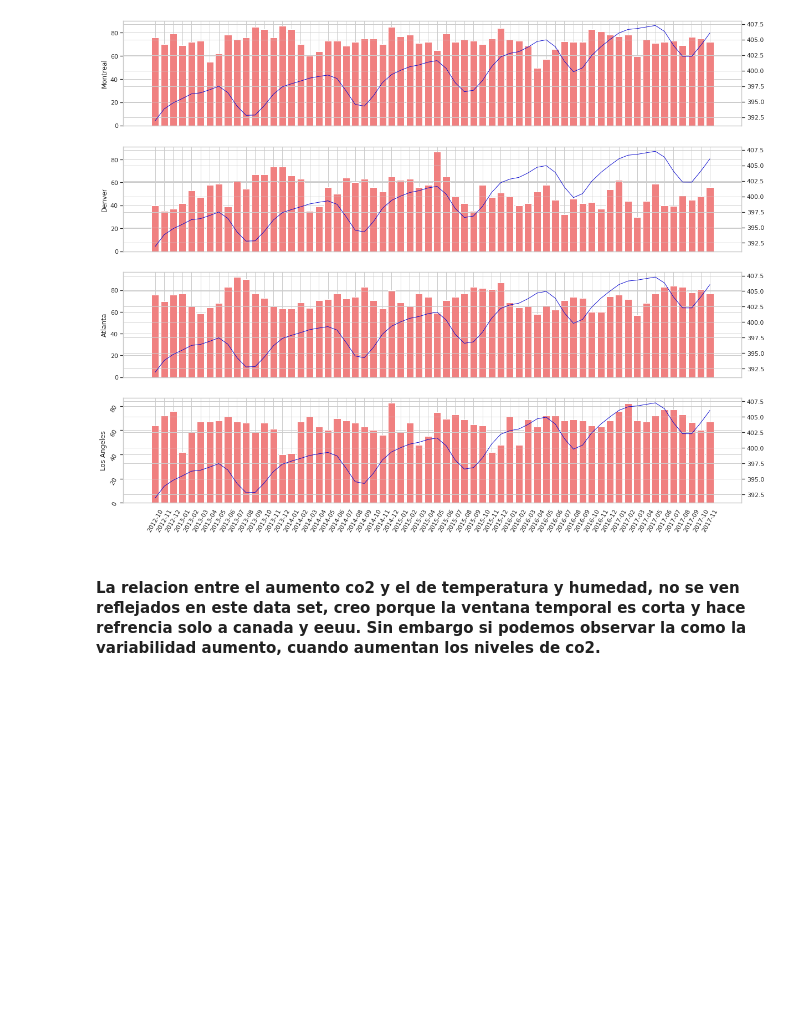
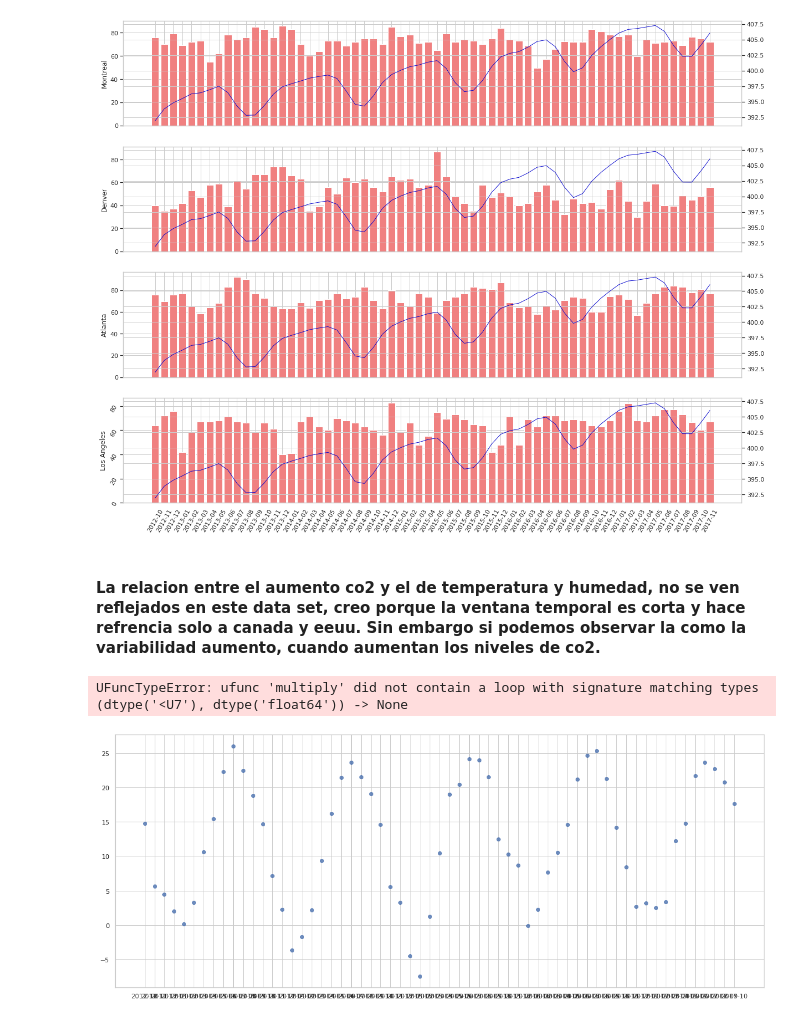
Before and after one commit to JulianTrufero/CO2-and-Temperatures-Seasonality, a Jupyter notebook: Visualizaciones.ipynb, the cells around one changed output. Saved outputs shown, nothing was run; the diff lists cells and outputs as text; code cells hidden in the pictures; blank space fills up the shorter version.

```diff
--- a/Visualizaciones.ipynb
+++ b/Visualizaciones.ipynb
@@ -315,3 +322,8 @@ x4.tick_params(labelrotation=60);
 [figure]
 # %% [markdown]
 #### La relacion entre el aumento co2  y el de temperatura y humedad, no se ven reflejados en este data set, creo porque la ventana temporal es corta y hace refrencia solo a canada y eeuu. Sin embargo si podemos observar la como la variabilidad aumento, cuando aumentan los niveles de co2.
+# %%
+sns.regplot(x="Date", y="New York", data=temc)
+# %% [output]
+UFuncTypeError: ufunc 'multiply' did not contain a loop with signature matching types (dtype('<U7'), dtype('float64')) -> None
+[figure, added]
```
Also changed, not shown: parts of 4 cells of this notebook, 4 other files.
